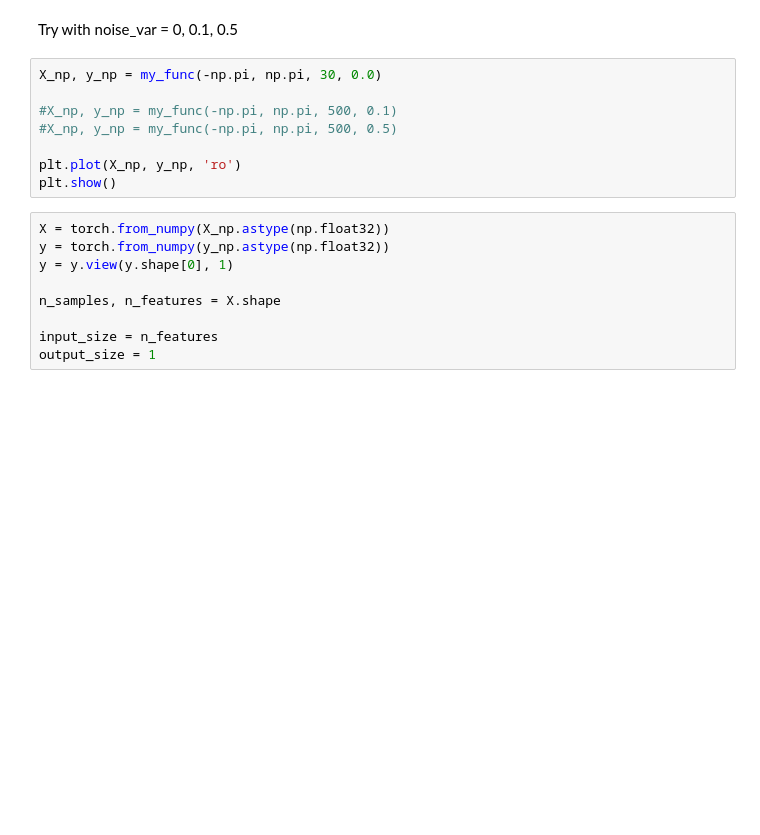
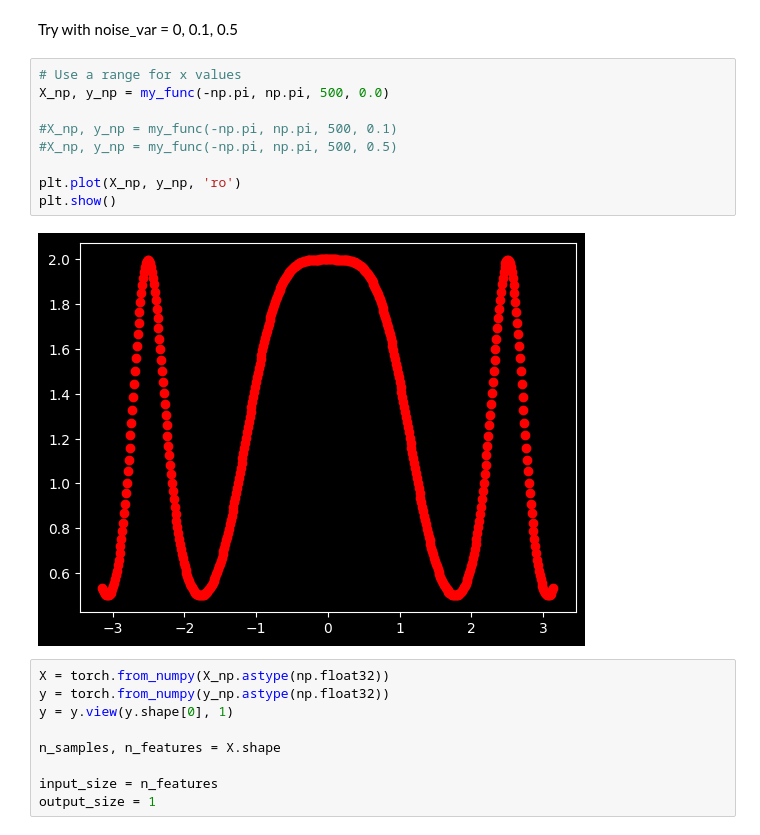
Before and after one commit to Sechi42/DNN, a Jupyter notebook: DNN_WEEK_3/Practice.ipynb, the cells around one changed output. Saved outputs shown, nothing was run; the diff lists cells and outputs as text; blank space fills up the shorter version.

```diff
--- a/DNN_WEEK_3/Practice.ipynb
+++ b/DNN_WEEK_3/Practice.ipynb
@@ -12,13 +32,16 @@ def my_func(a, b, n_samples, noise_var):
 # %% [markdown]
 Try with noise_var = 0, 0.1, 0.5
 # %%
-X_np, y_np = my_func(-np.pi, np.pi, 30, 0.0)
+# Use a range for x values
+X_np, y_np = my_func(-np.pi, np.pi, 500, 0.0)
 
 #X_np, y_np = my_func(-np.pi, np.pi, 500, 0.1)
 #X_np, y_np = my_func(-np.pi, np.pi, 500, 0.5)
 
 plt.plot(X_np, y_np, 'ro')
 plt.show()
+# %% [output]
+[figure, added]
 # %%
 X = torch.from_numpy(X_np.astype(np.float32))
 y = torch.from_numpy(y_np.astype(np.float32))
```
Also changed, not shown: parts of 51 cells of this notebook, 3 other files.
